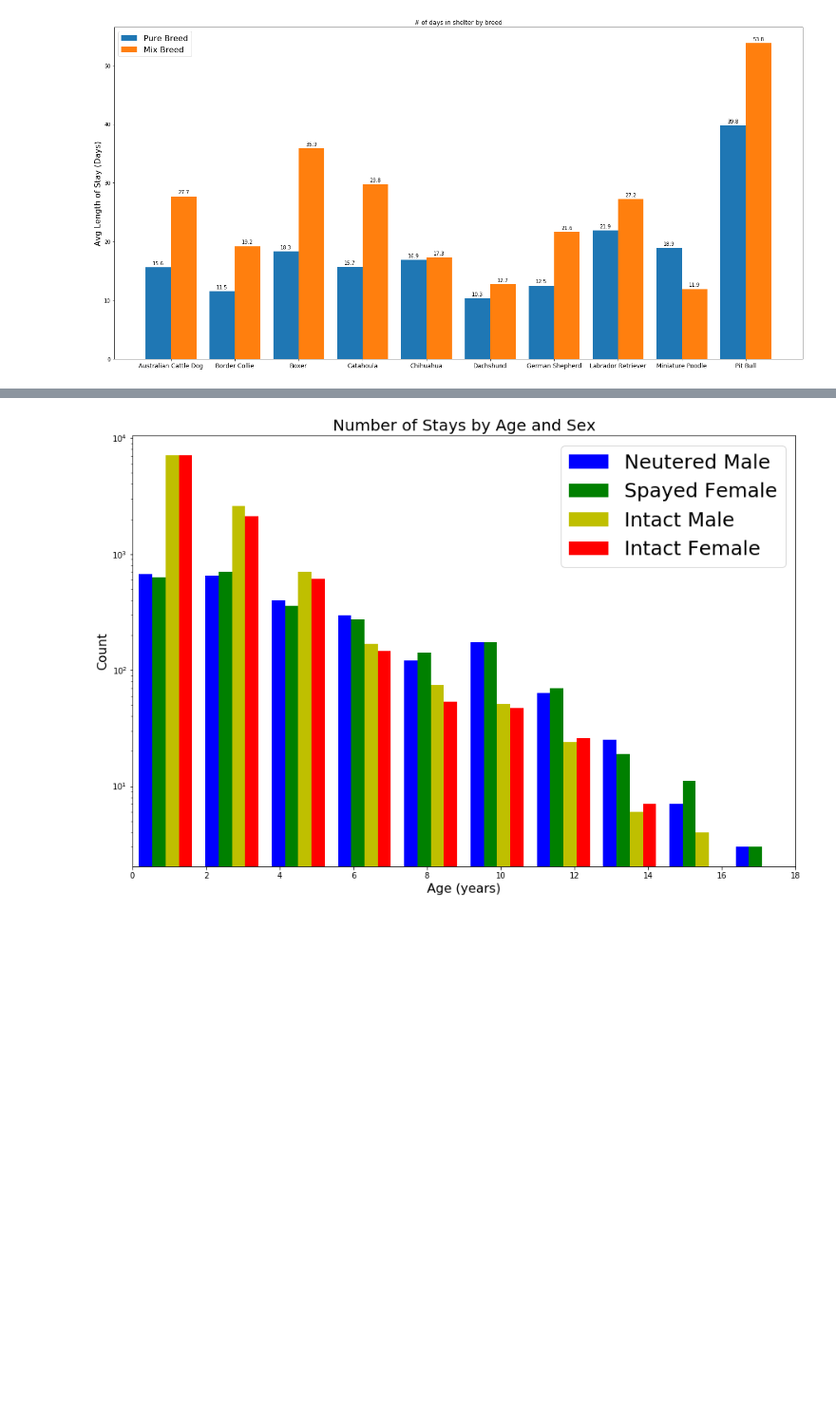
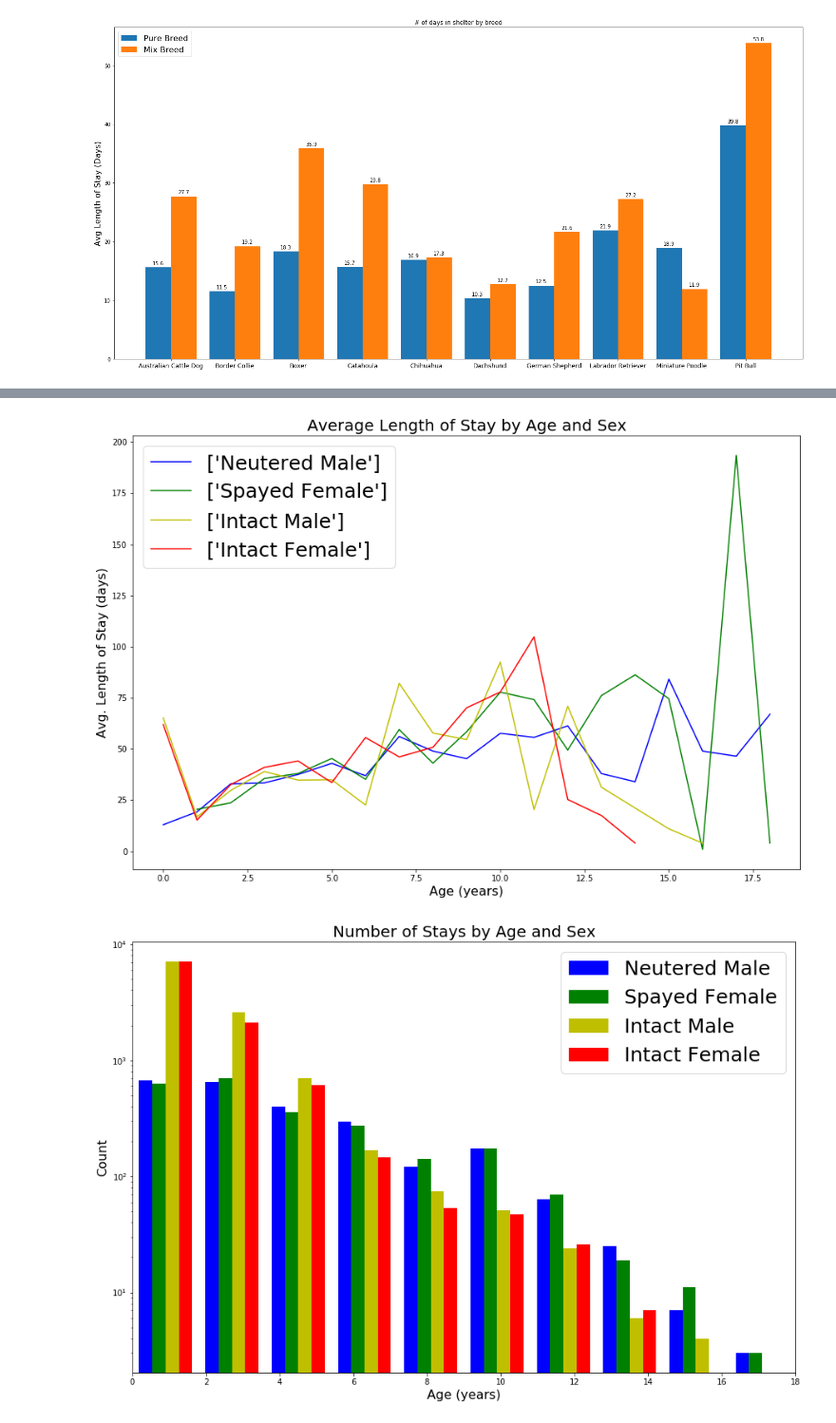
Before and after one commit to edhaarmanniv/Animal-Shelter-Project, a Jupyter notebook: plotting.ipynb, the cells around one changed output, grey strips where cells are left out. Shown at 95% size. Drawn from its saved outputs; the diff is of its cells as text; code cells hidden in the pictures; blank space fills up the shorter version.

```diff
--- a/plotting.ipynb
+++ b/plotting.ipynb
@@ -214,3 +214,6 @@ def convert_age_to_num(age_string):
     return year
 
 final_df["age"] = final_df["age"].apply(convert_age_to_num)
+# %%
+agesex_plot = final_df.groupby(["sex", "age"]).mean()["avg_stay_len"].reset_index()
+agesex_plot
@@ -217,3 +234,29 @@ final_df["age"] = final_df["age"].apply(convert_age_to_num)
+# %%
+y1 = agesex_plot.loc[agesex_plot.sex == 'Neutered Male']
+y2 = agesex_plot.loc[agesex_plot.sex == 'Spayed Female']
+y3 = agesex_plot.loc[agesex_plot.sex == 'Intact Male']
+y4 = agesex_plot.loc[agesex_plot.sex == 'Intact Female']
+colors = ['b','g', 'y','r']
+#plots the histogram
+fig3, ax3 = plt.subplots()
+ax3.plot(y1["age"], y1["avg_stay_len"], color=colors[0], label=['Neutered Male'])
+ax3.plot(y2["age"], y2["avg_stay_len"], color=colors[1], label=['Spayed Female'])
+ax3.plot(y3["age"], y3["avg_stay_len"], color=colors[2], label=['Intact Male'])
+ax3.plot(y4["age"], y4["avg_stay_len"], color=colors[3], label=['Intact Female'])
+
+# plt.yscale("log")
+ax1.set_xlim(0,18)
+plt.ylabel("Avg. Length of Stay (days)", fontsize=16)
+plt.xlabel("Age (years)", fontsize=16)
+plt.title("Average Length of Stay by Age and Sex", fontsize=20)
+
+plt.legend(prop={"size":25})
+
+fig3.set_size_inches(15, 10)
+fig3.savefig('LenStayBySexAge.png', dpi=300)
+plt.show()
+# %% [output]
+[figure, added]
 # %%
 y1 = final_df.loc[final_df.sex == 'Neutered Male', "age" ]
 y2 = final_df.loc[final_df.sex == 'Spayed Female', "age"]
```
Also changed, not shown: parts of 3 cells of this notebook, 1 other file.
